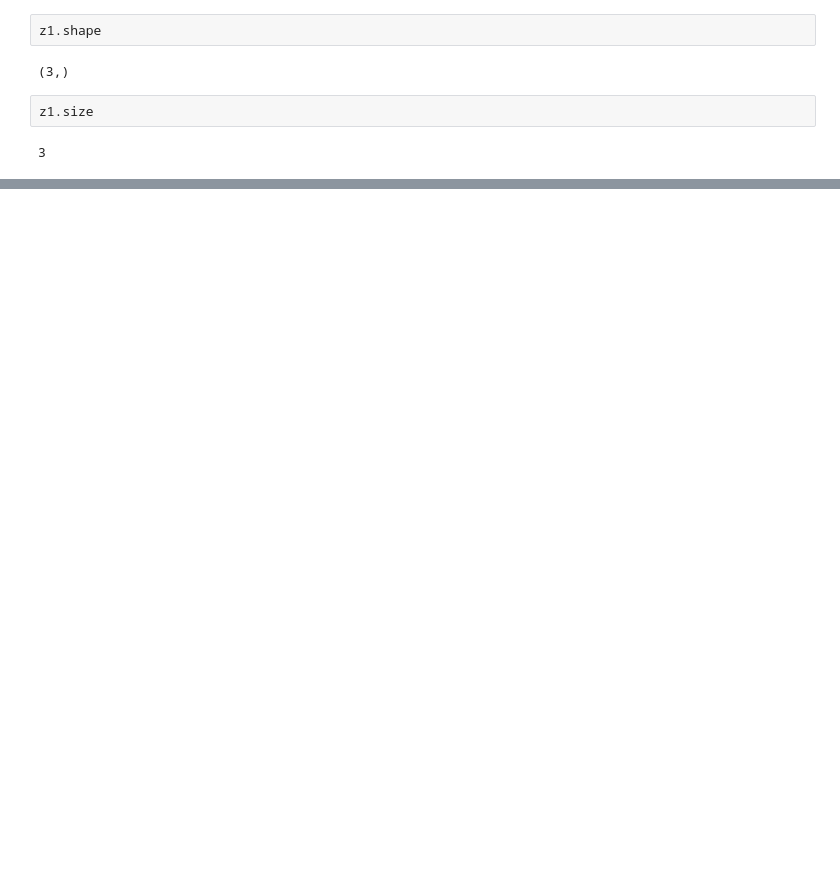
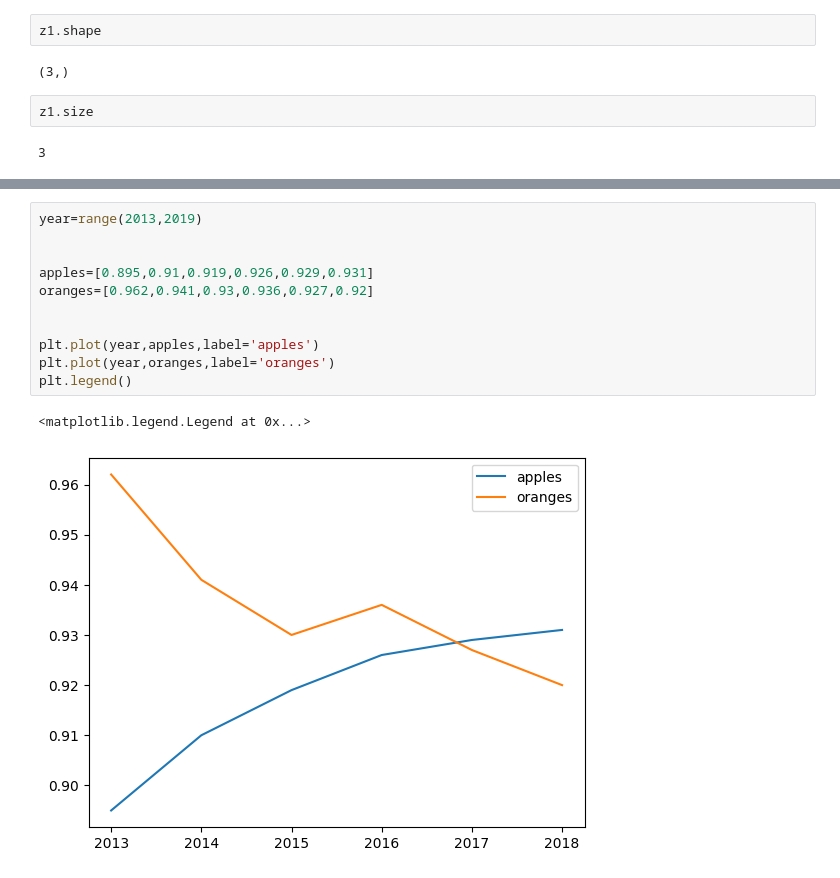
Before and after one commit to preetu1912/preetu_aiml, a Jupyter notebook: labsheet2pynb.ipynb, the cells around one changed output, grey strips where cells are left out. Saved outputs shown, nothing was run; the diff lists cells and outputs as text; blank space fills up the shorter version.

```diff
--- a/labsheet2pynb.ipynb
+++ b/labsheet2pynb.ipynb
@@ -501,0 +156,14 @@ plt.show()
+# %%
+year=range(2013,2019)
+
+
+apples=[0.895,0.91,0.919,0.926,0.929,0.931]
+oranges=[0.962,0.941,0.93,0.936,0.927,0.92]
+
+
+plt.plot(year,apples,label='apples')
+plt.plot(year,oranges,label='oranges')
+plt.legend()
+# %% [output]
+<matplotlib.legend.Legend at 0x...>
+[figure, added]
```
Also changed, not shown: parts of 97 cells of this notebook.
